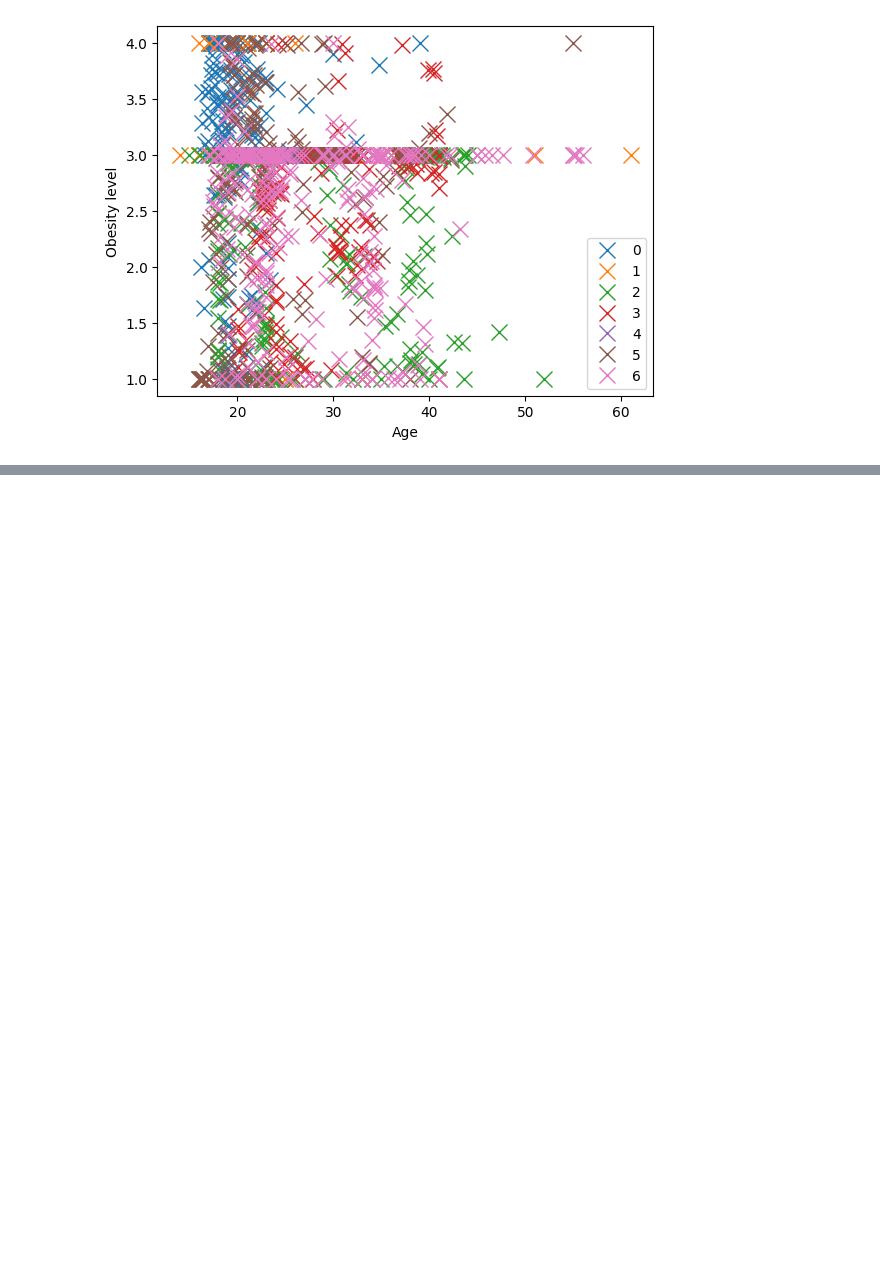
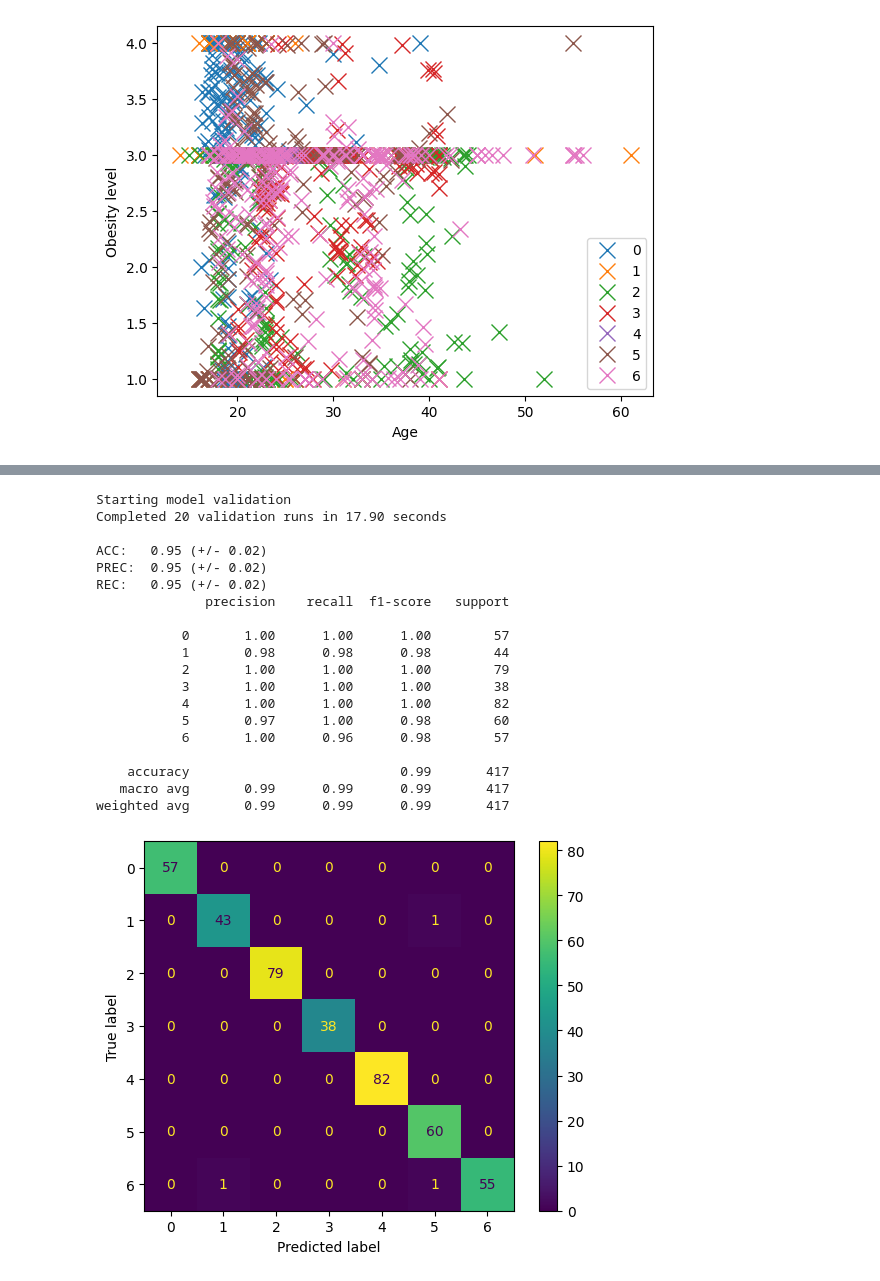
Before and after one commit to joco09/TTDC-Assignment, a Jupyter notebook: toolss and technology data science/obecety_Assignment_problem.ipynb, the cells around one changed output, grey strips where cells are left out. Cells and saved outputs as stored; diff of their text form; code cells hidden in the pictures; blank space fills up the shorter version.

```diff
--- a/toolss and technology data science/obecety_Assignment_problem.ipynb
+++ b/toolss and technology data science/obecety_Assignment_problem.ipynb
@@ -632,3 +500,38 @@ Confusion Matrix:
+# %%
+
+  # arrays for storing performance metrics
+model = RandomForestClassifier(n_estimators=200)
+acc_list, prec_list, rec_list = validate_model(X, y, model, num_runs)
+
+    # save the result
+add_result('RF', acc_list, prec_list, rec_list)
+
+    # printing out the performance metrics
+print_results(acc_list, prec_list, rec_list)
+y_preds = model.predict(X_test)
+print(classification_report(y_test,y_preds))
+evaluate_preds(y_test,y_preds)
+# %% [output]
+Starting model validation
+Completed 20 validation runs in 17.90 seconds
+
+ACC:   0.95 (+/- 0.02)
+PREC:  0.95 (+/- 0.02)
+REC:   0.95 (+/- 0.02)
+              precision    recall  f1-score   support
+
+           0       1.00      1.00      1.00        57
+           1       0.98      0.98      0.98        44
+           2       1.00      1.00      1.00        79
+           3       1.00      1.00      1.00        38
+           4       1.00      1.00      1.00        82
+           5       0.97      1.00      0.98        60
+           6       1.00      0.96      0.98        57
+
+    accuracy                           0.99       417
+   macro avg       0.99      0.99      0.99       417
+weighted avg       0.99      0.99      0.99       417
+[figure, added]
 # %%
 # resample=SMOTETomek(tomek=TomekLinks(sampling_strategy='all')); X, y = resample.fit_resample(X, y)
 model = LogisticRegression(multi_class='multinomial', solver='lbfgs', max_iter=5000)
```
Also changed, not shown: parts of 5 cells of this notebook.
